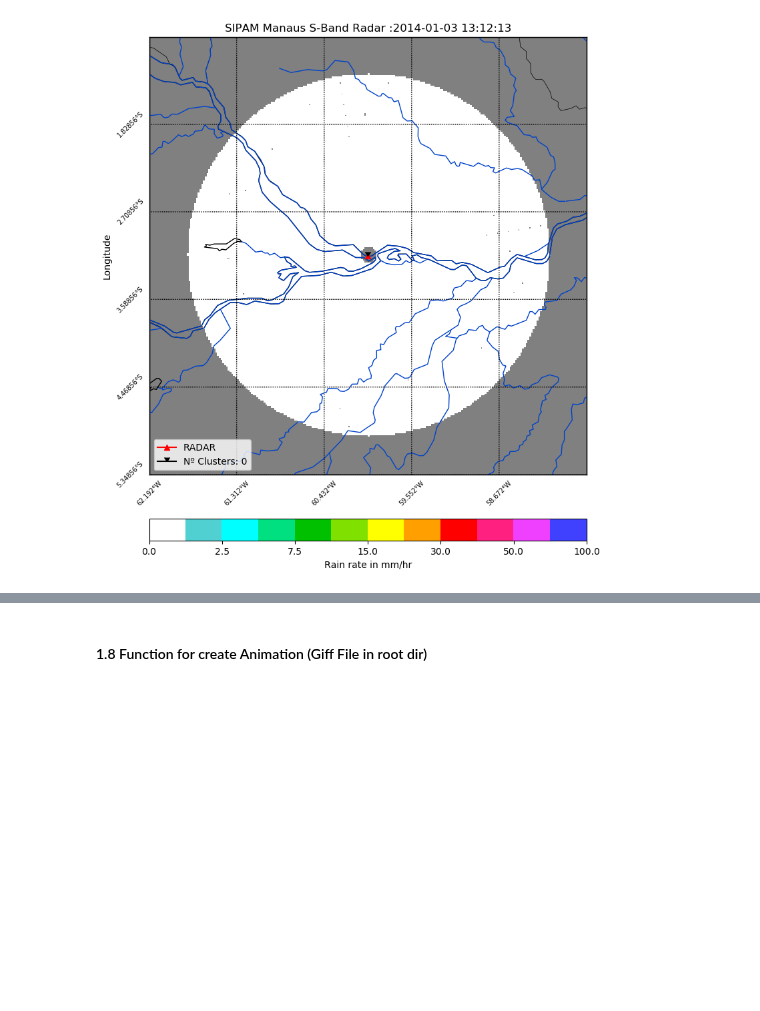
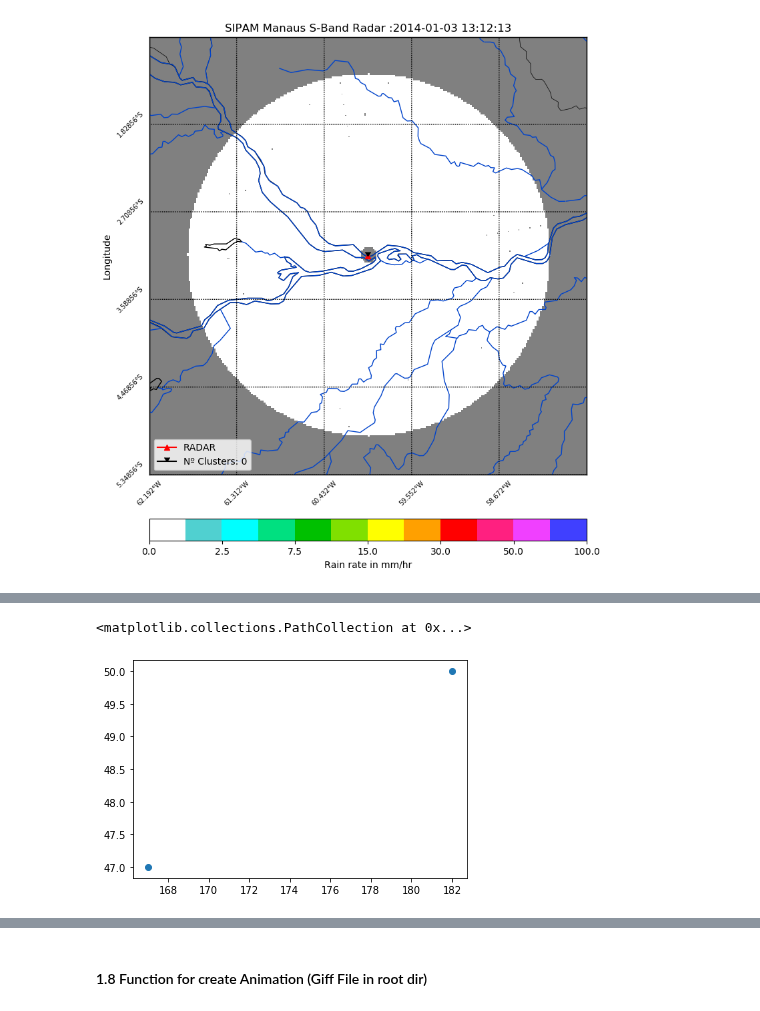
Before and after one commit to helvecioneto/CAP-394, a Jupyter notebook: 01-EDA.ipynb, the cells around one changed output, grey strips where cells are left out. Saved outputs shown, nothing was run; the diff lists cells and outputs as text; code cells hidden in the pictures; blank space fills up the shorter version.

```diff
--- a/01-EDA.ipynb
+++ b/01-EDA.ipynb
@@ -475,0 +554,5 @@ plt.show()
+# %%
+plt.scatter(time1['IND_Y'],time1['IND_X'])
+# %% [output]
+<matplotlib.collections.PathCollection at 0x...>
+[figure, added]
```
Also changed, not shown: parts of 16 cells of this notebook.
